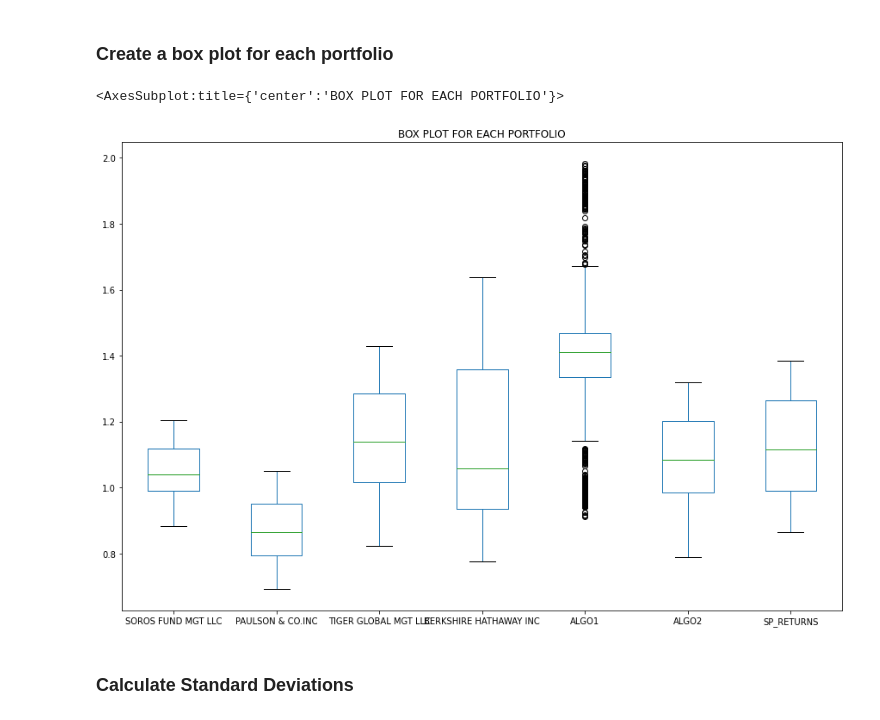
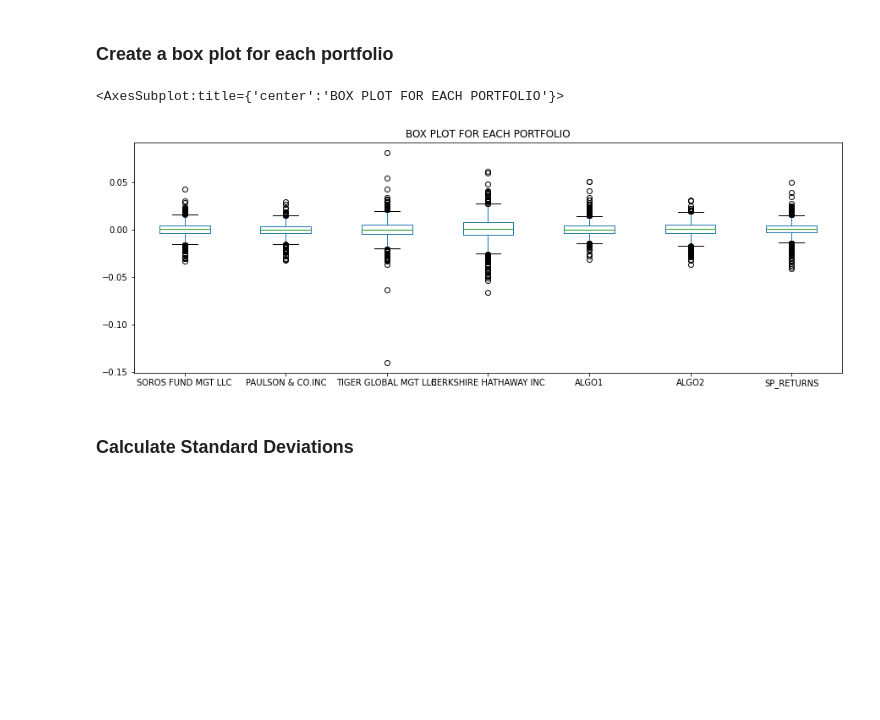
Before and after one commit to shaifepami/PANDAS---Assignemnt4, a Jupyter notebook: PANDAS_CODE/Pandas_assignment.ipynb, the cells around one changed output. Saved outputs shown, nothing was run; the diff lists cells and outputs as text; code cells hidden in the pictures; blank space fills up the shorter version.

```diff
--- a/PANDAS_CODE/Pandas_assignment.ipynb
+++ b/PANDAS_CODE/Pandas_assignment.ipynb
@@ -123,9 +119,3 @@ whale_df
 | 2019-04-30 | -0.001295 | -0.002211 | -0.000259 | -0.003702 |
 | 2019-05-01 | -0.005847 | -0.001341 | -0.007936 | -0.007833 |
 1059 rows × 4 columns
-# %%
-# Cleanse nulls from DataFrame by filling na
-whale_df= whale_df.fillna("0")
-#whale_df['First_Name'] = whale_df['First_Name'].fillna("Unnamed")
-#people_df['Last_Name'] = people_df['Last_Name'].fillna("Unnamed")
-whale_df
@@ -526,11 +409,11 @@ cumulative_returns.plot(figsize=(15,10), title='CULMULATIVE RETURNS PLOT')
 ###  Create a box plot for each portfolio
 # %%
 # Box plot to visually show risk
-# Plot box plot
-cumulative_returns.plot.box(figsize=(15, 10), title='BOX PLOT FOR EACH PORTFOLIO')
+# cumulative_returns.plot.box(figsize=(15, 10), title='BOX PLOT FOR EACH PORTFOLIO')
+all_returns.plot.box(figsize=(15, 5), title='BOX PLOT FOR EACH PORTFOLIO')
 # %% [output]
 <AxesSubplot:title={'center':'BOX PLOT FOR EACH PORTFOLIO'}>
-[figure, old version]
+[figure, new version]
 # %% [markdown]
 ###  Calculate Standard Deviations
 # %%
```
Also changed, not shown: parts of 90 cells of this notebook.
